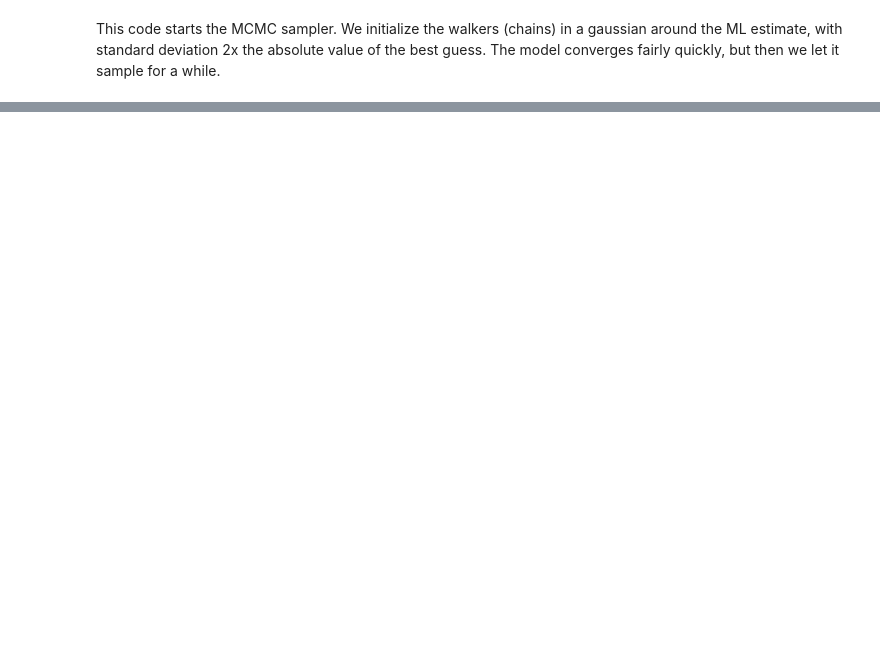
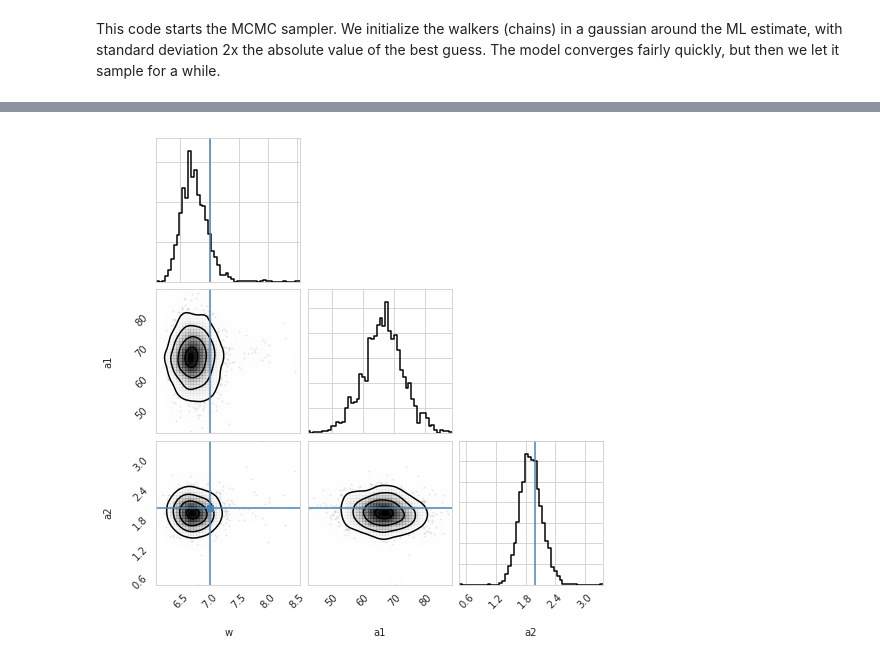
Before and after one commit to melizalab/dstrf, a Jupyter notebook: notebooks/glmat/glmat_2dbi_song_twin.ipynb, the cells around one changed output, grey strips where cells are left out. Drawn from its saved outputs; the diff is of its cells as text; code cells hidden in the pictures; blank space fills up the shorter version.

```diff
--- a/notebooks/glmat/glmat_2dbi_song_twin.ipynb
+++ b/notebooks/glmat/glmat_2dbi_song_twin.ipynb
@@ -309,13 +394,15 @@ sns.heatmap(rf_map, cmap='jet')
 # %%
 from corner import corner
 sns.set_style("whitegrid")
 
-mpos = pos[:,:matparams_n]
+mpos = pos[:,:3]
 matlabs = ['w','a1','a2',]
 c = corner(mpos,
        bins=50, smooth=2,smooth1d=0,
        labels=matlabs,
        truths=matparams[:3])
+# %% [output]
+[figure, added]
 # %%
 mat.random_seed(1)
 n_draw = 10
```
Also changed, not shown: parts of 29 cells of this notebook.
